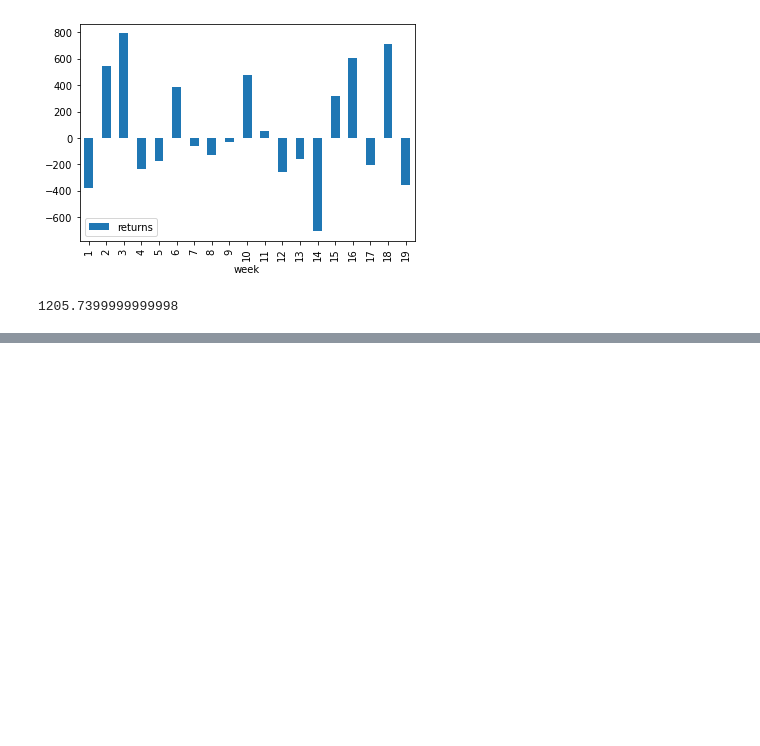
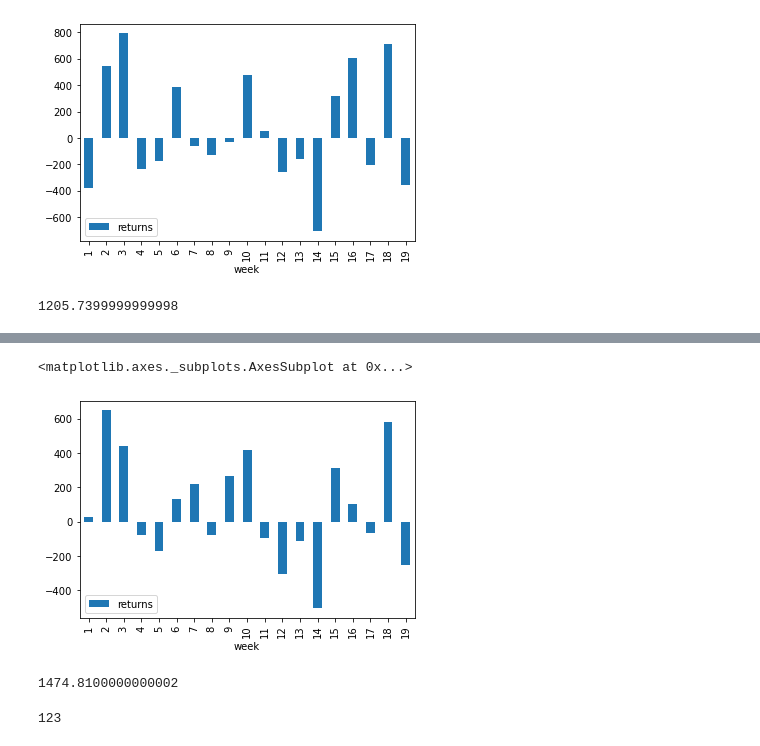
Before and after one commit to imac19/sports_gambling_algorithm, a Jupyter notebook: ideal_betting_proportions.ipynb, the cells around one changed output, grey strips where cells are left out. Saved outputs shown, nothing was run; the diff lists cells and outputs as text; code cells hidden in the pictures; blank space fills up the shorter version.

```diff
--- a/ideal_betting_proportions.ipynb
+++ b/ideal_betting_proportions.ipynb
@@ -213,0 +285,19 @@ bets_100_03_algo.head(50)
+# %%
+# Check returns from above method for algo with even higher threshold
+
+bets_100_07_algo = gambling_df.copy()
+bets_100_07_algo['place_bet_100_algo'] = bets_100_07_algo.apply(lambda x: place_bet_100_algo(x, threshold=.07), axis=1)
+bets_100_07_algo = bets_100_07_algo[bets_100_07_algo.place_bet_100_algo == True]
+bets_100_07_algo['returns'] = bets_100_07_algo.apply(lambda x: get_return_100_algo(x), axis=1)
+bets_100_07_algo.groupby(by=['week']).sum()['returns'].reset_index().plot.bar(x='week', y='returns')
+# %% [output]
+<matplotlib.axes._subplots.AxesSubplot at 0x...>
+[figure, added]
+# %%
+bets_100_07_algo.sum()['returns']
+# %% [output]
+1474.8100000000002
+# %%
+len(bets_100_07_algo)
+# %% [output]
+123
```
Also changed, not shown: parts of 24 cells of this notebook.
